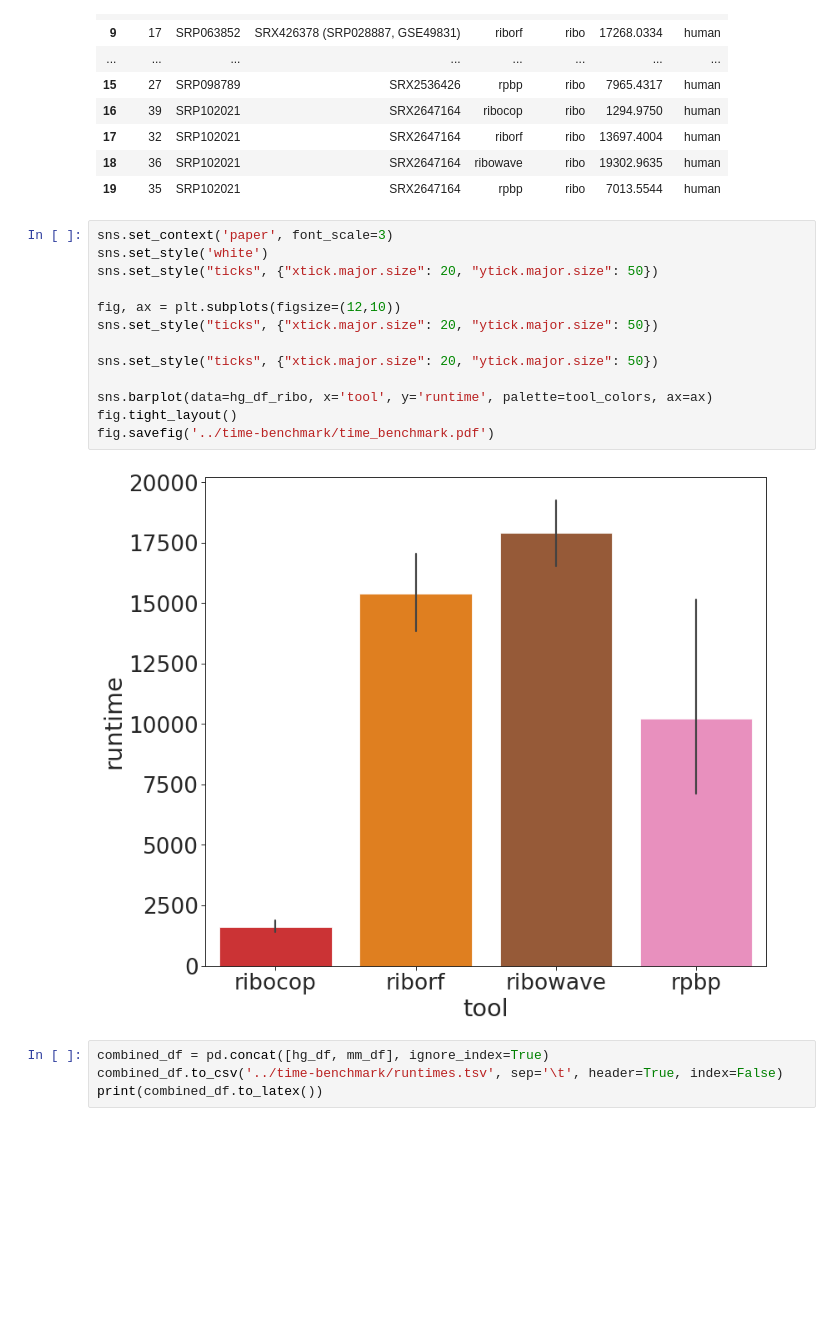
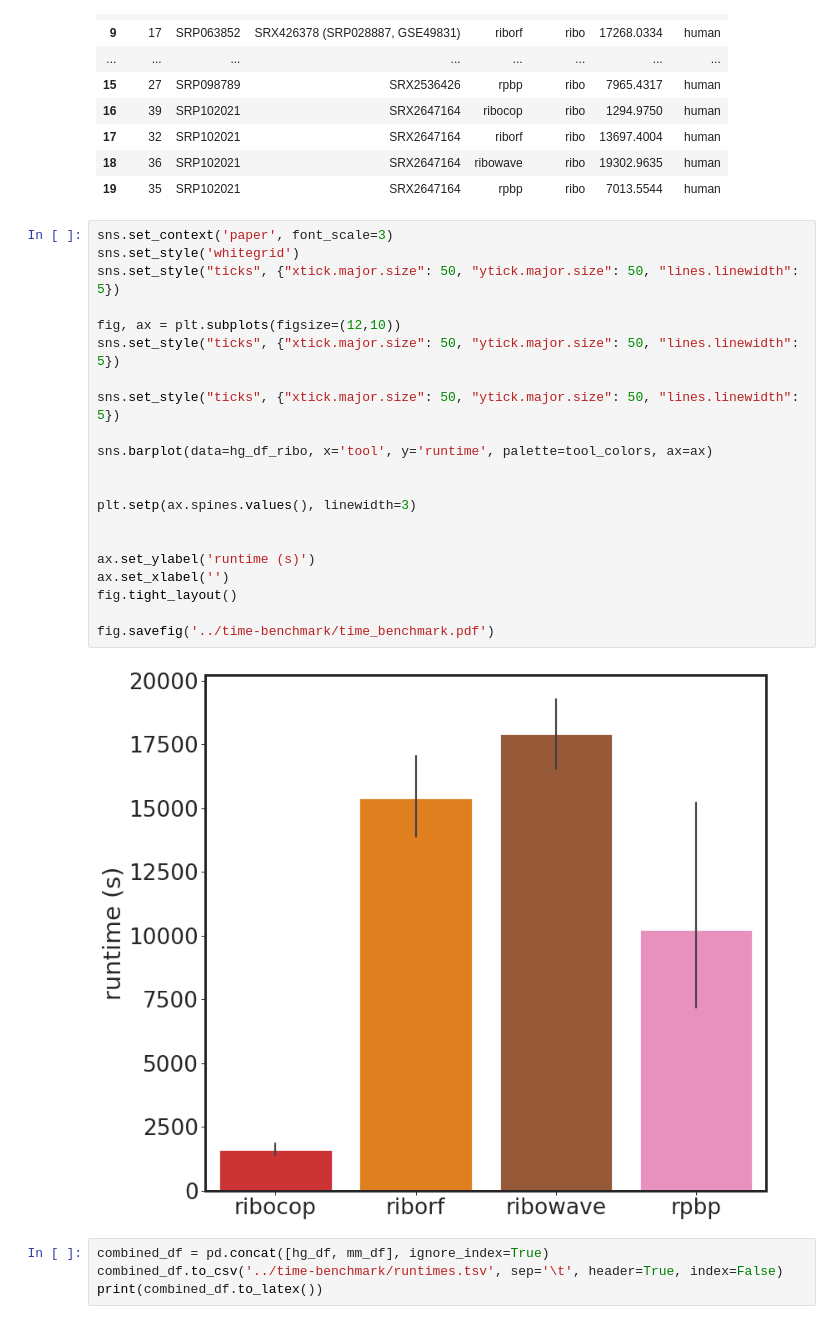
Before and after one commit to smithlabcode/ribotricer-results, a Jupyter notebook: notebooks/14.time-requirements.ipynb, the cells around one changed output. Drawn from its saved outputs; the diff is of its cells as text; blank space fills up the shorter version.

Commit message:
Update runtime plot

```diff
--- a/notebooks/14.time-requirements.ipynb
+++ b/notebooks/14.time-requirements.ipynb
@@ -164,19 +164,27 @@ hg_df_ribo
 | 19 | 35 | SRP102021 | SRX2647164 | rpbp | ribo | 7013.5544 | human |
 # %%
 sns.set_context('paper', font_scale=3)
-sns.set_style('white')
-sns.set_style("ticks", {"xtick.major.size": 20, "ytick.major.size": 50})
+sns.set_style('whitegrid')
+sns.set_style("ticks", {"xtick.major.size": 50, "ytick.major.size": 50, "lines.linewidth": 5})
 
 fig, ax = plt.subplots(figsize=(12,10))
-sns.set_style("ticks", {"xtick.major.size": 20, "ytick.major.size": 50})
+sns.set_style("ticks", {"xtick.major.size": 50, "ytick.major.size": 50, "lines.linewidth": 5})
 
-sns.set_style("ticks", {"xtick.major.size": 20, "ytick.major.size": 50})
+sns.set_style("ticks", {"xtick.major.size": 50, "ytick.major.size": 50, "lines.linewidth": 5})
 
 sns.barplot(data=hg_df_ribo, x='tool', y='runtime', palette=tool_colors, ax=ax)
+
+
+plt.setp(ax.spines.values(), linewidth=3)
+
+
+ax.set_ylabel('runtime (s)')
+ax.set_xlabel('')
 fig.tight_layout()
+
 fig.savefig('../time-benchmark/time_benchmark.pdf')
 # %% [output]
-[figure, old version]
+[figure, new version]
 # %%
 combined_df = pd.concat([hg_df, mm_df], ignore_index=True)
 combined_df.to_csv('../time-benchmark/runtimes.tsv', sep='\t', header=True, index=False)
```
Also changed, not shown: 1 other file.
